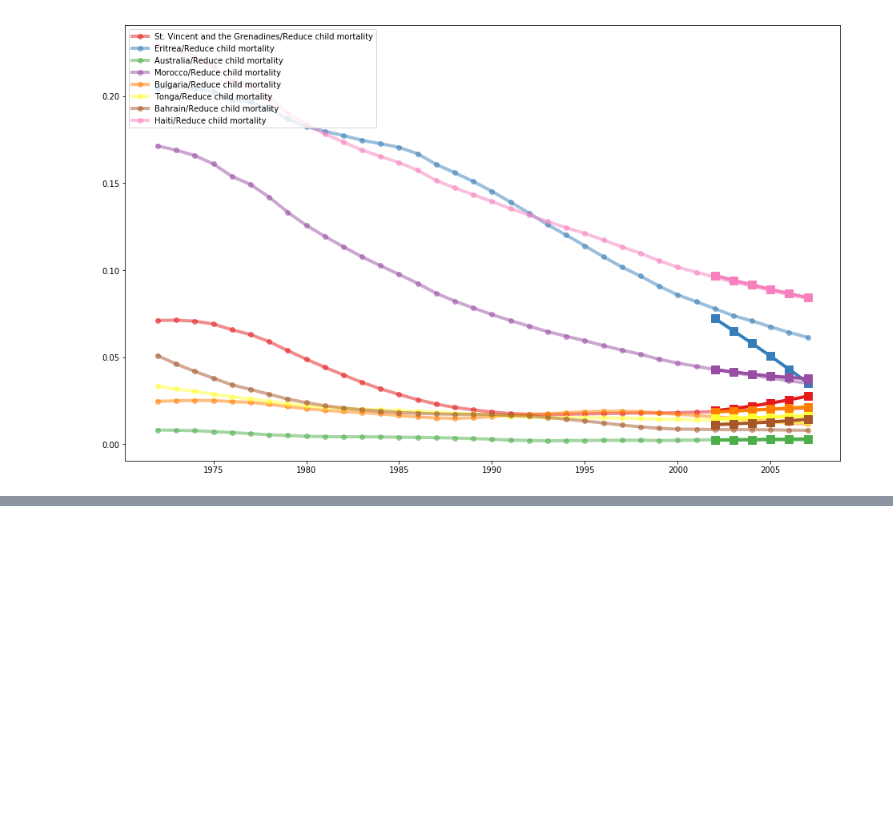
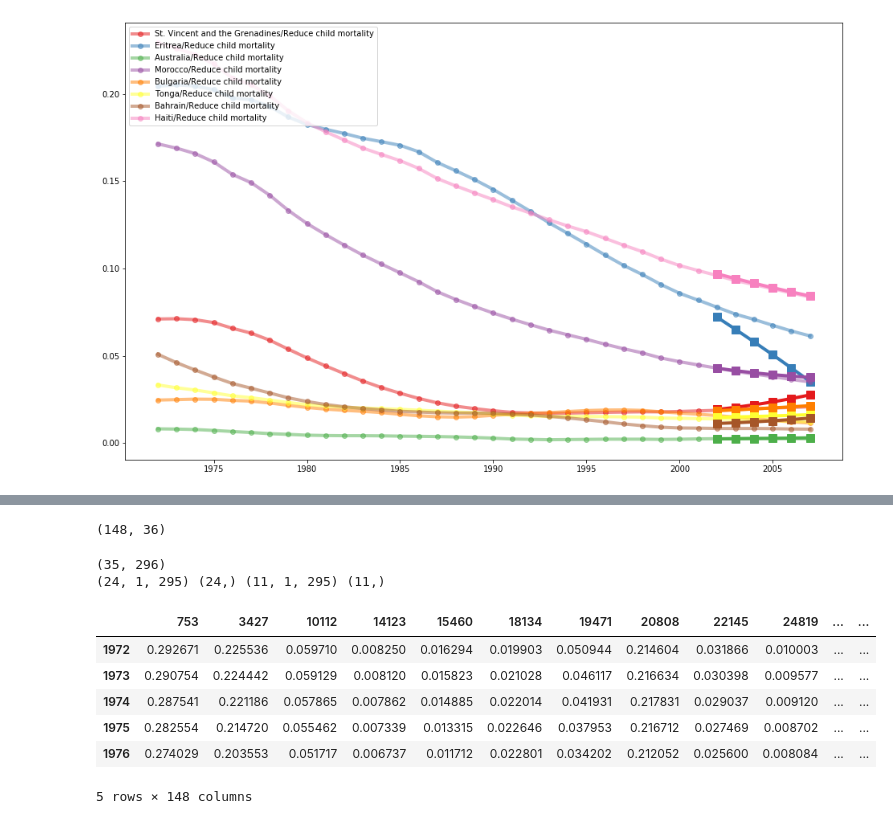
Before and after one commit to machine-learning-study-group/time-series-millenium-goals, a Jupyter notebook: 4-improve-results.ipynb, the cells around one changed output, grey strips where cells are left out. Cells and saved outputs as stored; diff of their text form; code cells hidden in the pictures; blank space fills up the shorter version.

```diff
--- a/4-improve-results.ipynb
+++ b/4-improve-results.ipynb
@@ -541,0 +501,5 @@ Automatic pdb calling has been turned OFF
+# %%
+print(scaled_df_submission.shape)
+values=series_to_supervised(scaled_df_submission.T,1,1).values
+# %% [output]
+(148, 36)
@@ -541,0 +508,27 @@ Automatic pdb calling has been turned OFF
+# %%
+
+print(values.shape)
+# split into train and test sets
+n_train_hours = int(values.shape[0]*0.7)
+train = values[:n_train_hours, :]
+test = values[n_train_hours:, :]
+# split into input and outputs
+train_X, train_y = train[:, :-1], train[:, -1]
+test_X, test_y = test[:, :-1], test[:, -1]
+# reshape input to be 3D [samples, timesteps, features]
+train_X = train_X.reshape((train_X.shape[0], 1, train_X.shape[1]))
+test_X = test_X.reshape((test_X.shape[0], 1, test_X.shape[1]))
+print(train_X.shape, train_y.shape, test_X.shape, test_y.shape)
+# %% [output]
+(35, 296)
+(24, 1, 295) (24,) (11, 1, 295) (11,)
+# %%
+scaled_df_submission.T.head()
+# %% [output]
+|  | 753 | 3427 | 10112 | 14123 | 15460 | 18134 | 19471 | 20808 | 22145 | 24819 | ... | ... |
+| 1972 | 0.292671 | 0.225536 | 0.059710 | 0.008250 | 0.016294 | 0.019903 | 0.050944 | 0.214604 | 0.031866 | 0.010003 | ... | ... |
+| 1973 | 0.290754 | 0.224442 | 0.059129 | 0.008120 | 0.015823 | 0.021028 | 0.046117 | 0.216634 | 0.030398 | 0.009577 | ... | ... |
+| 1974 | 0.287541 | 0.221186 | 0.057865 | 0.007862 | 0.014885 | 0.022014 | 0.041931 | 0.217831 | 0.029037 | 0.009120 | ... | ... |
+| 1975 | 0.282554 | 0.214720 | 0.055462 | 0.007339 | 0.013315 | 0.022646 | 0.037953 | 0.216712 | 0.027469 | 0.008702 | ... | ... |
+| 1976 | 0.274029 | 0.203553 | 0.051717 | 0.006737 | 0.011712 | 0.022801 | 0.034202 | 0.212052 | 0.025600 | 0.008084 | ... | ... |
+5 rows × 148 columns
```
Also changed, not shown: parts of 23 cells of this notebook, 1 other file.
